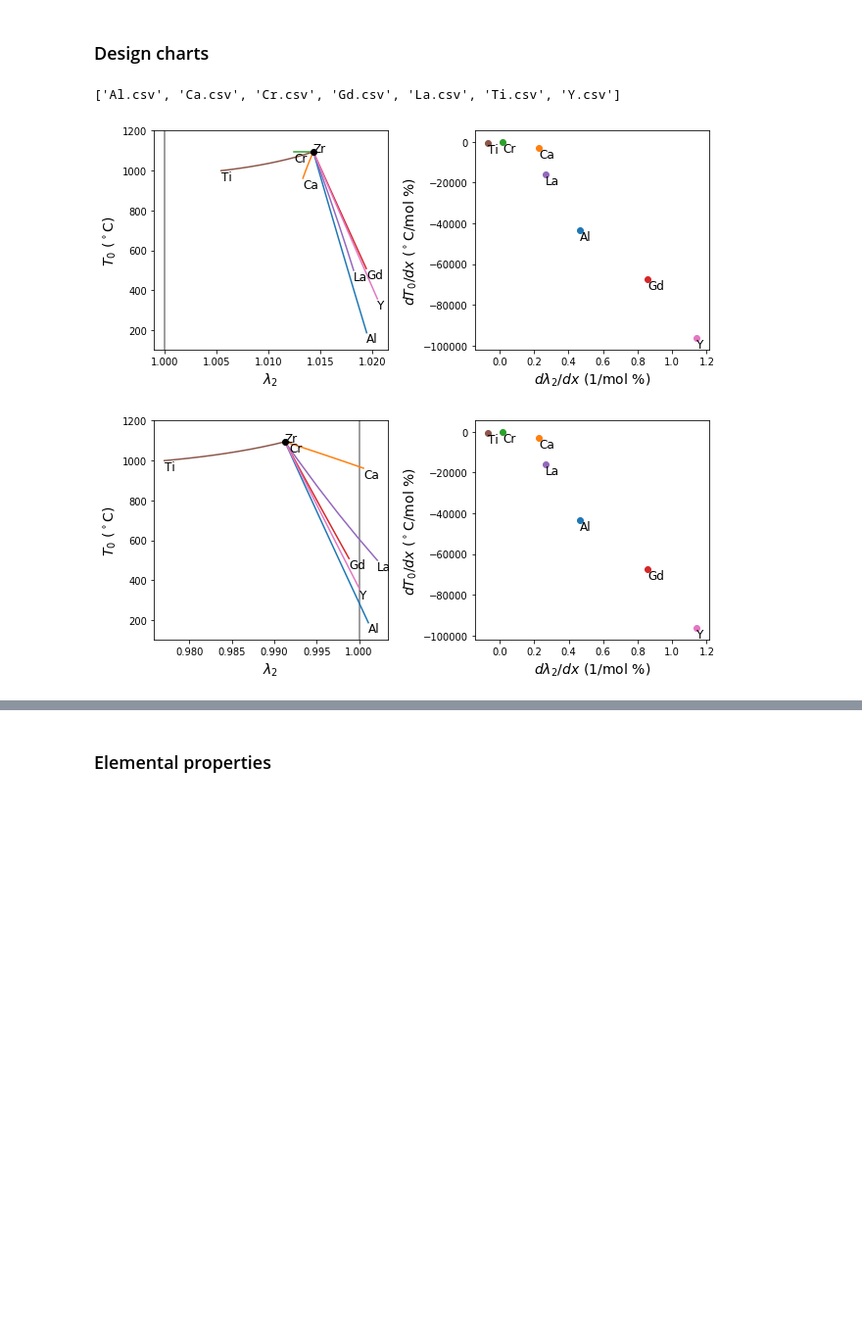
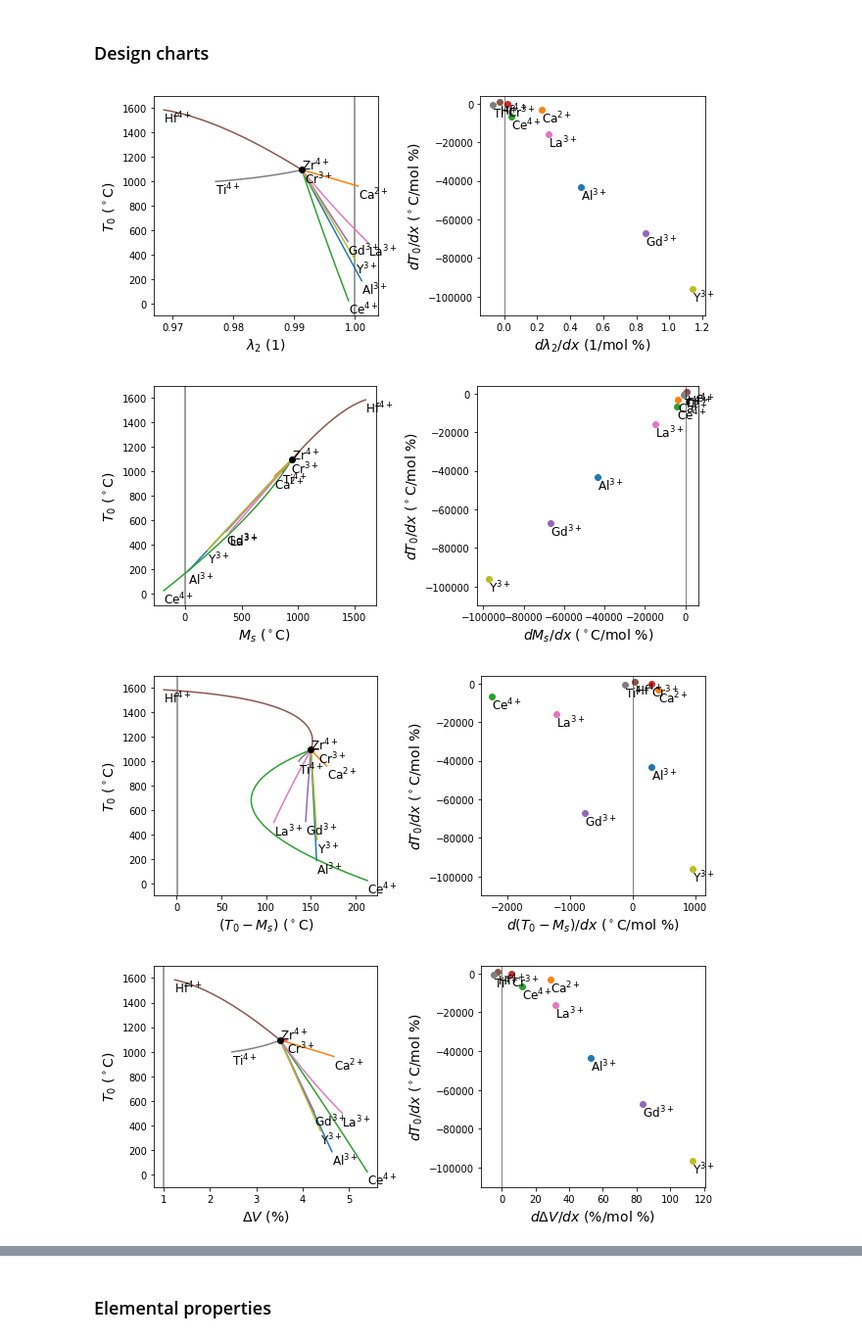
Before and after one commit to dskoda/smceramics, a Jupyter notebook: design_binary.ipynb, the cells around one changed output, grey strips where cells are left out. Shown: that part at 98% size. Cells and saved outputs as stored; diff of their text form; code cells hidden in the pictures; blank space fills up the shorter version.

```diff
--- a/design_binary.ipynb
+++ b/design_binary.ipynb
@@ -30,6 +30,7 @@ def features_from_df(df, element):
         'Zr': 1 - df.x.values.reshape(-1, 1),
         'T': df.T0.values.reshape(-1, 1),
         'Ms': df.Ms.values.reshape(-1, 1),
+        'hyst': (df.T0 - df.Ms).values.reshape(-1, 1),
     }
     X = featgen.get_features(inputs, model.features)
 
@@ -43,13 +44,17 @@ def get_cofactors(X, model):
         cofactors.append(calc.get_cofactors())
         dV.append(calc.get_volume_change())
 
-    return pd.concat([X, pd.DataFrame(cofactors), pd.DataFrame(dV)], axis=1)
+    return pd.concat([
+        X,
+        pd.DataFrame(cofactors),
+        (pd.DataFrame(dV) - 1) * 100
+    ], axis=1)
 
-def get_gradient(results, element):
-    grad_dilute = results[[element, 'T', 'B_lambda']][:2].diff().iloc[-1]
+def get_gradient(results, element, prop):
+    grad_dilute = results[[element, 'T', prop]][:2].diff().iloc[-1]
 
     dT_dx = grad_dilute['T'] / grad_dilute[element]
-    dL_dx = grad_dilute['B_lambda'] / grad_dilute[element]
+    dL_dx = grad_dilute[prop] / grad_dilute[element]
 
     return dT_dx, dL_dx
 
@@ -64,10 +69,6 @@ def to_mol_percent(df, element):
     return x / (int(num[0]) - x)
 # %% [markdown]
 ### Design charts
-# %%
-files
-# %% [output]
-['Al.csv', 'Ca.csv', 'Cr.csv', 'Gd.csv', 'La.csv', 'Ti.csv', 'Y.csv']
 # %%
 UNCERTAINTY_LAMBDA = 0.001145
 
@@ -83,45 +100,50 @@ ELEMENT_STR = {
 # %%
-for corresp in ['A_lambda', 'B_lambda']:
+for prop in PROP_LABEL.keys():
     files = sorted(os.listdir('data/t0'))
     fig, ax = plt.subplots(1, 2, figsize=(9, 4))
 
     for file in files:
         element = file.strip('.csv')
         df = pd.read_csv(os.path.join('data/t0', file))
         X = features_from_df(df, element)
         results = get_cofactors(X, model)
         results = results.sort_values(element)
 
-        ax[0].plot(results[corresp], results['T'], label=element)
+        ax[0].plot(results[prop], results['T'], label=element)
 #         ax[0].fill_betweenx(
 #             results['T'],
-#             results[corresp] - UNCERTAINTY_LAMBDA,
-#             results[corresp] + UNCERTAINTY_LAMBDA,
+#             results[prop] - UNCERTAINTY_LAMBDA,
+#             results[prop] + UNCERTAINTY_LAMBDA,
 #             alpha=0.2
 #         )
-        ax[0].annotate(element, (results[corresp].values[-1], results['T'].values[-1]), fontsize=12, va='top')
+        ax[0].annotate(ELEMENT_STR[element], (results[prop].values[-1], results['T'].values[-1]), fontsize=12, va='top')
 
-        dT, dL = get_gradient(results, element)
+        dT, dL = get_gradient(results, element, prop)
         ax[1].scatter(dL, dT)
-        ax[1].annotate(element, (dL, dT), fontsize=12, va='top')
+        ax[1].annotate(ELEMENT_STR[element], (dL, dT), fontsize=12, va='top')
 
-    ax[0].scatter([results[corresp].values[0]], [results['T'].values[0]], zorder=3, color='k')
-    ax[0].annotate('Zr', (results[corresp].values[0], results['T'].values[0]), fontsize=12)
+    ax[0].scatter([results[prop].values[0]], [results['T'].values[0]], zorder=3, color='k')
+    ax[0].annotate(ELEMENT_STR['Zr'], (results[prop].values[0], results['T'].values[0]), fontsize=12)
 
-    ax[0].set_xlabel(r'$\lambda_2$', fontsize=14)
+    ax[0].set_xlabel('$%s$ (%s)' % (PROP_LABEL[prop], PROP_UNIT[prop]), fontsize=14)
     ax[0].set_ylabel(r'$T_0$ ($^\circ$C)', fontsize=14)
 
-    ylim = (100, 1200)
+    ylim = (-100, 1700)
     ax[0].set_ylim(ylim)
     ax[0].plot([1, 1], ylim, color='#808080', zorder=-1)
 
-    ax[1].set_xlabel(r'$d\lambda_2/dx$ (1/mol %)', fontsize=14)
+    ax[1].set_xlabel('$d%s/dx$ (%s/mol %%)' % (PROP_LABEL[prop], PROP_UNIT[prop]), fontsize=14)
     ax[1].set_ylabel(r'$dT_0/dx$ ($^\circ$C/mol %)', fontsize=14)
 
+    ylim1 = [-110000, 4000]
+    ax[1].plot([0, 0], ylim1, color='k', linewidth=0.5)
+    ax[1].set_ylim(ylim1)
 
     # ax.legend()
     fig.tight_layout()
     plt.show()
 # %% [output]
-[figure, old version]
+[figure, new version]
-[figure, old version]
+[figure, new version]
+[figure, added]
+[figure, added]
```
Also changed, not shown: parts of 4 cells of this notebook.
